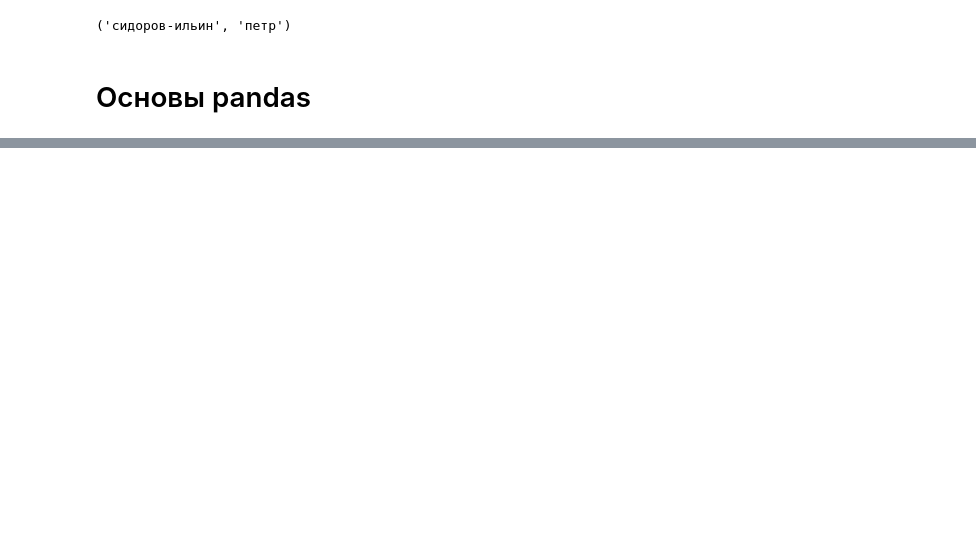
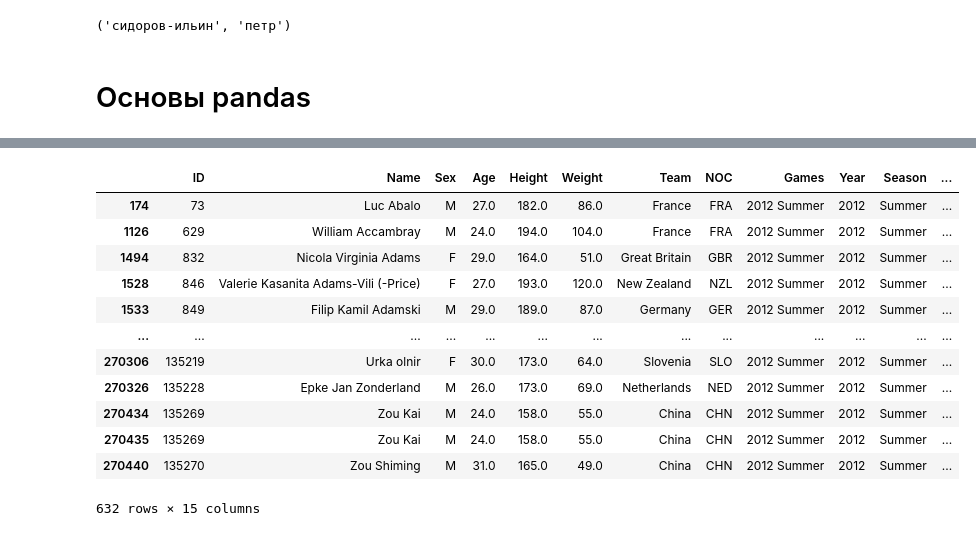
Before and after one commit to udovenkodv777-creator/Python-Course, a Jupyter notebook: Модуль 7_заполнено/Итоговая работа_М7.ipynb, the cells around one changed output, grey strips where cells are left out. Saved outputs shown, nothing was run; the diff lists cells and outputs as text; code cells hidden in the pictures; blank space fills up the shorter version.

```diff
--- a/Модуль 7_заполнено/Итоговая работа_М7.ipynb
+++ b/Модуль 7_заполнено/Итоговая работа_М7.ipynb
@@ -160,4 +296,19 @@ get_name_data('Фамилия:Сидоров-Ильин,Имя:Петр')
 # %%
 # Вывести на экран золотых медалистов 2012 года
+df[(df['Year'] == 2012) & (df['Medal'] == 'Gold')]
+# %% [output]
+|  | ID | Name | Sex | Age | Height | Weight | Team | NOC | Games | Year | Season | ... |
+| 174 | 73 | Luc Abalo | M | 27.0 | 182.0 | 86.0 | France | FRA | 2012 Summer | 2012 | Summer | ... |
+| 1126 | 629 | William Accambray | M | 24.0 | 194.0 | 104.0 | France | FRA | 2012 Summer | 2012 | Summer | ... |
+| 1494 | 832 | Nicola Virginia Adams | F | 29.0 | 164.0 | 51.0 | Great Britain | GBR | 2012 Summer | 2012 | Summer | ... |
+| 1528 | 846 | Valerie Kasanita Adams-Vili (-Price) | F | 27.0 | 193.0 | 120.0 | New Zealand | NZL | 2012 Summer | 2012 | Summer | ... |
+| 1533 | 849 | Filip Kamil Adamski | M | 29.0 | 189.0 | 87.0 | Germany | GER | 2012 Summer | 2012 | Summer | ... |
+| ... | ... | ... | ... | ... | ... | ... | ... | ... | ... | ... | ... | ... |
+| 270306 | 135219 | Urka olnir | F | 30.0 | 173.0 | 64.0 | Slovenia | SLO | 2012 Summer | 2012 | Summer | ... |
+| 270326 | 135228 | Epke Jan Zonderland | M | 26.0 | 173.0 | 69.0 | Netherlands | NED | 2012 Summer | 2012 | Summer | ... |
+| 270434 | 135269 | Zou Kai | M | 24.0 | 158.0 | 55.0 | China | CHN | 2012 Summer | 2012 | Summer | ... |
+| 270435 | 135269 | Zou Kai | M | 24.0 | 158.0 | 55.0 | China | CHN | 2012 Summer | 2012 | Summer | ... |
+| 270440 | 135270 | Zou Shiming | M | 31.0 | 165.0 | 49.0 | China | CHN | 2012 Summer | 2012 | Summer | ... |
+632 rows × 15 columns
 # %%
 # Вывести на экран имена золотых медалистов 2012 года
```
Also changed, not shown: parts of 28 cells of this notebook, 1 other file.
